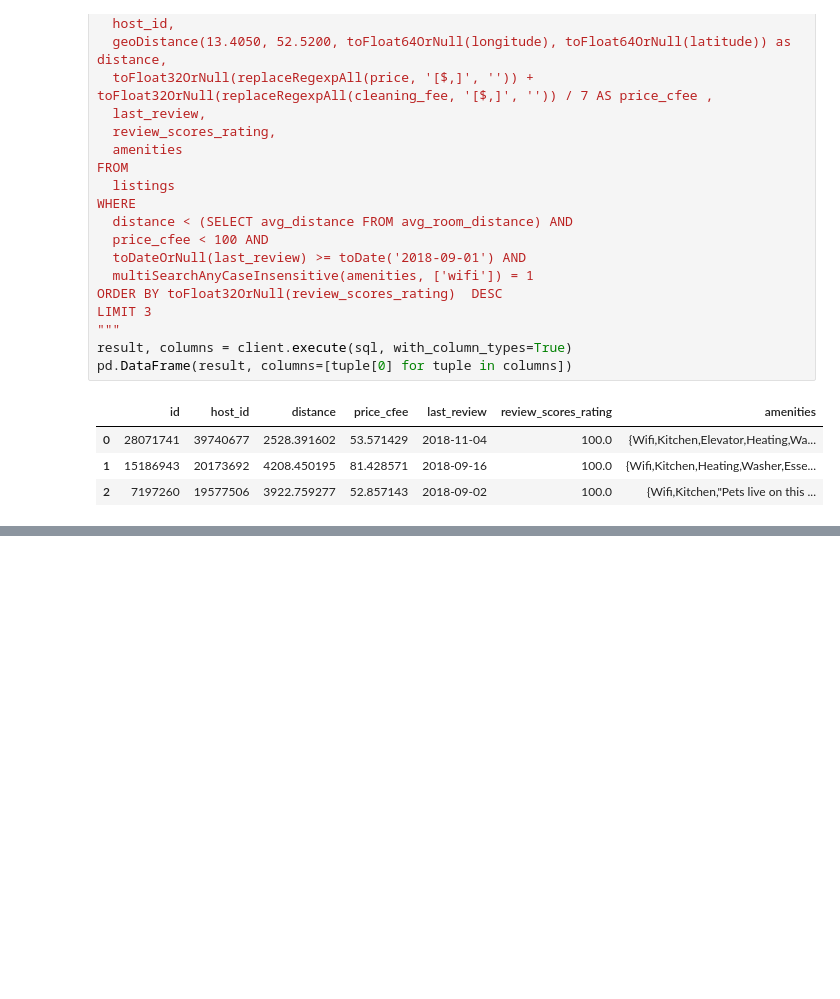
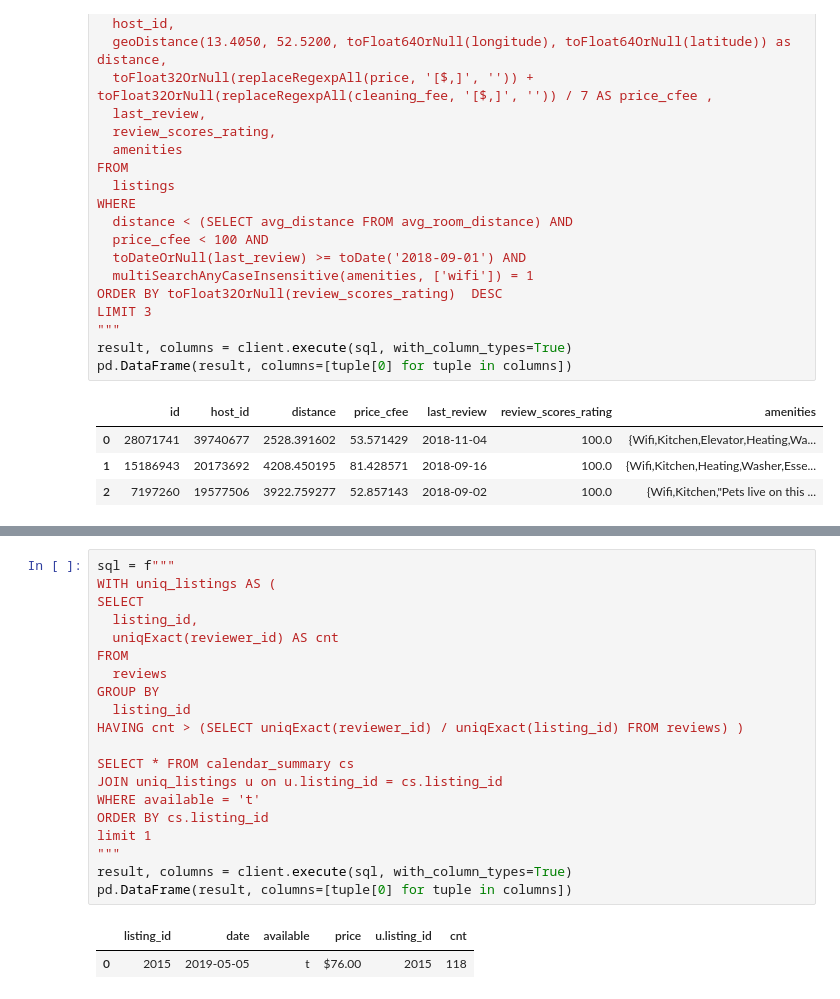
Before and after one commit to aleks-haksly/ClickHouse, a Jupyter notebook: practice/part_5.ipynb, the cells around one changed output, grey strips where cells are left out. Saved outputs shown, nothing was run; the diff lists cells and outputs as text; blank space fills up the shorter version.

```diff
--- a/practice/part_5.ipynb
+++ b/practice/part_5.ipynb
@@ -89,0 +94,23 @@ pd.DataFrame(result, columns=[tuple[0] for tuple in columns])
+# %%
+sql = f"""
+WITH uniq_listings AS (
+SELECT
+  listing_id,
+  uniqExact(reviewer_id) AS cnt
+FROM
+  reviews
+GROUP BY
+  listing_id
+HAVING cnt > (SELECT uniqExact(reviewer_id) / uniqExact(listing_id) FROM reviews) )
+
+SELECT * FROM calendar_summary cs
+JOIN uniq_listings u on u.listing_id = cs.listing_id
+WHERE available = 't'
+ORDER BY cs.listing_id
+limit 1
+"""
+result, columns = client.execute(sql, with_column_types=True)
+pd.DataFrame(result, columns=[tuple[0] for tuple in columns])
+# %% [output]
+|  | listing_id | date | available | price | u.listing_id | cnt |
+| 0 | 2015 | 2019-05-05 | t | $76.00 | 2015 | 118 |
```
Also changed, not shown: parts of 2 cells of this notebook.
